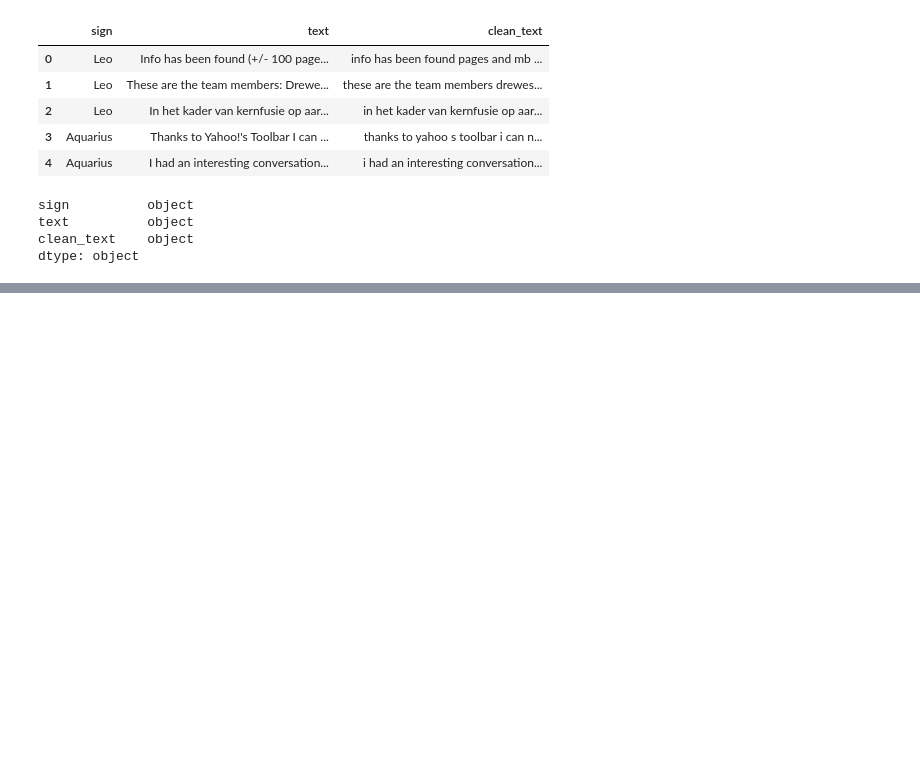
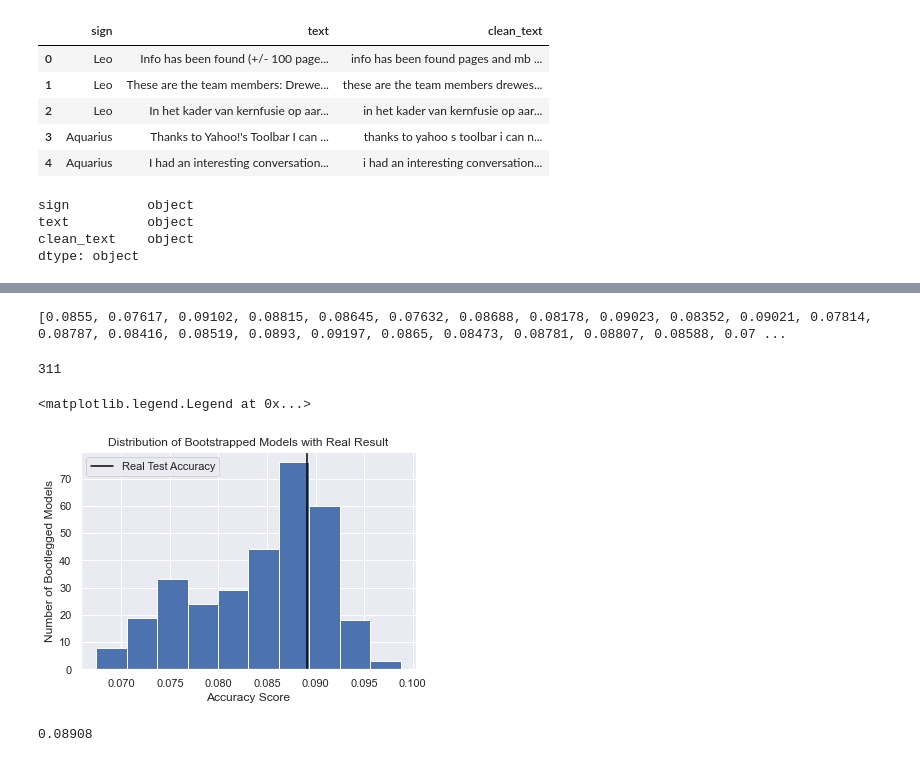
Before and after one commit to Jakowa-Jinkies/Statistical-Language-Modelling-Final, a Jupyter notebook: notebooks/Clean Linear Regression Statistical Analysis.ipynb, the cells around one changed output, grey strips where cells are left out. Cells and saved outputs as stored; diff of their text form; code cells hidden in the pictures; blank space fills up the shorter version.

Commit message:
Finished my analysis
Ran many bootstrapped tests, and got a negative result for our original. Slightly disappointing, but expected.

```diff
--- a/notebooks/Clean Linear Regression Statistical Analysis.ipynb
+++ b/notebooks/Clean Linear Regression Statistical Analysis.ipynb
@@ -30,0 +212,11 @@ dtype: object
+# %%
+randTrainInds = sorted(trainInds, key = lambda x: random.random())
+# %%
+bootX = X
+bootY = np.array(df['sign'][randTrainInds])
+
+bootModel = OneVsOneClassifier(LinearSVC(random_state=0)).fit(bootX,bootY)
+
+bootTestAcc = met.accuracy_score(testY,bootModel.predict(testX))
+
+print(bootTestAcc)
@@ -30,0 +225,17 @@ dtype: object
+# %%
+bootAccs = []
+# %%
+count = 0
+
+while count < 400:
+    randTrainInds = sorted(trainInds, key = lambda x: random.random())
+    bootX = X
+    bootY = np.array(df['sign'][randTrainInds])
+
+    bootModel = OneVsOneClassifier(LinearSVC(random_state=0)).fit(bootX,bootY)
+
+    bootTestAcc = met.accuracy_score(testY,bootModel.predict(testX))
+
+    count += 1
+    print(bootTestAcc)
+    bootAccs.append(bootTestAcc)
@@ -30,0 +247,23 @@ dtype: object
+# %%
+print(bootAccs)
+# %% [output]
+[0.0855, 0.07617, 0.09102, 0.08815, 0.08645, 0.07632, 0.08688, 0.08178, 0.09023, 0.08352, 0.09021, 0.07814, 0.08787, 0.08416, 0.08519, 0.0893, 0.09197, 0.0865, 0.08473, 0.08781, 0.08807, 0.08588, 0.07 ...
+# %%
+len(bootAccs)
+# %% [output]
+311
+# %%
+plt.figure(figsize=(6,4))
+plt.hist(bootAccs)
+plt.axvline(testAcc,color='black',label='Real Test Accuracy')
+plt.xlabel('Accuracy Score')
+plt.ylabel('Number of Bootlegged Models')
+plt.title('Distribution of Bootstrapped Models with Real Result')
+plt.legend()
+# %% [output]
+<matplotlib.legend.Legend at 0x...>
+[figure, added]
+# %%
+testAcc
+# %% [output]
+0.08908
```
Also changed, not shown: parts of 20 cells of this notebook, 2 other files.
